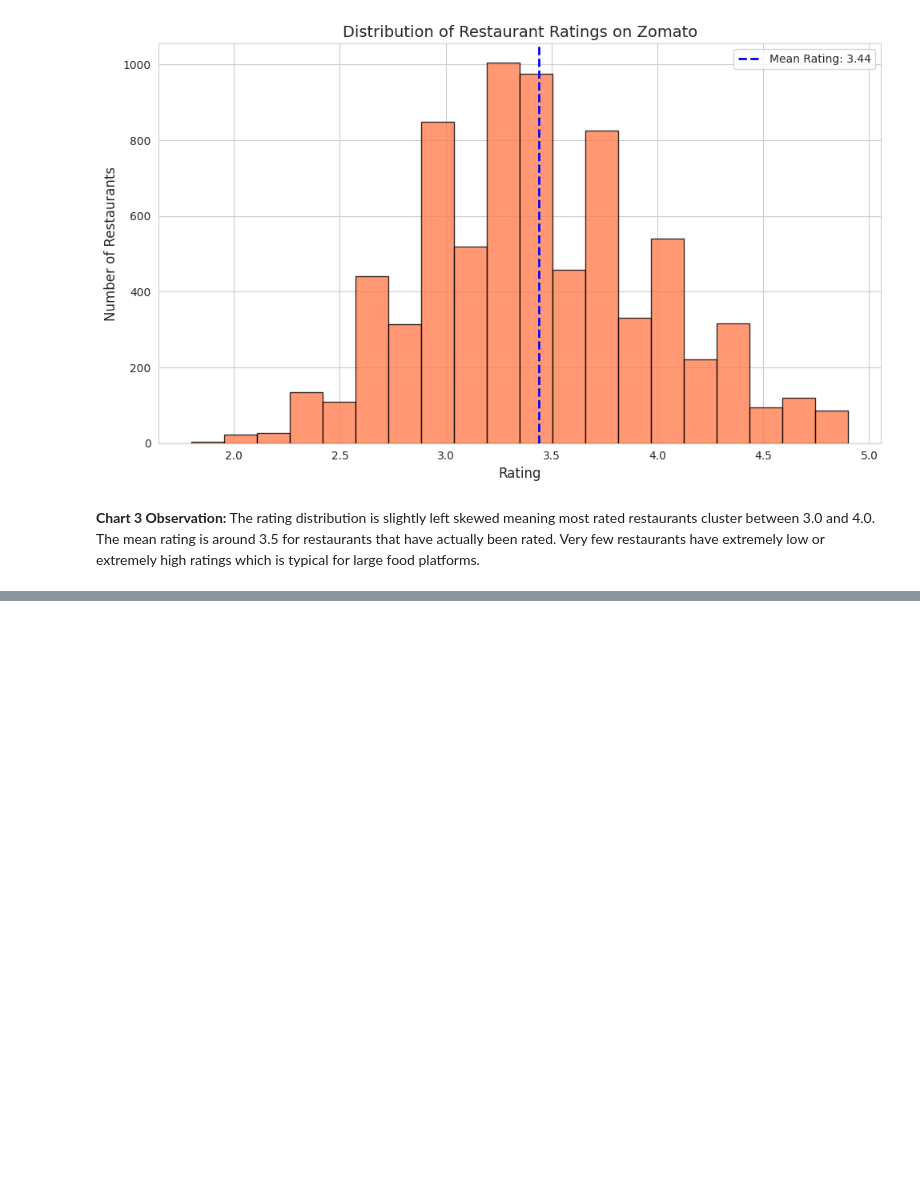
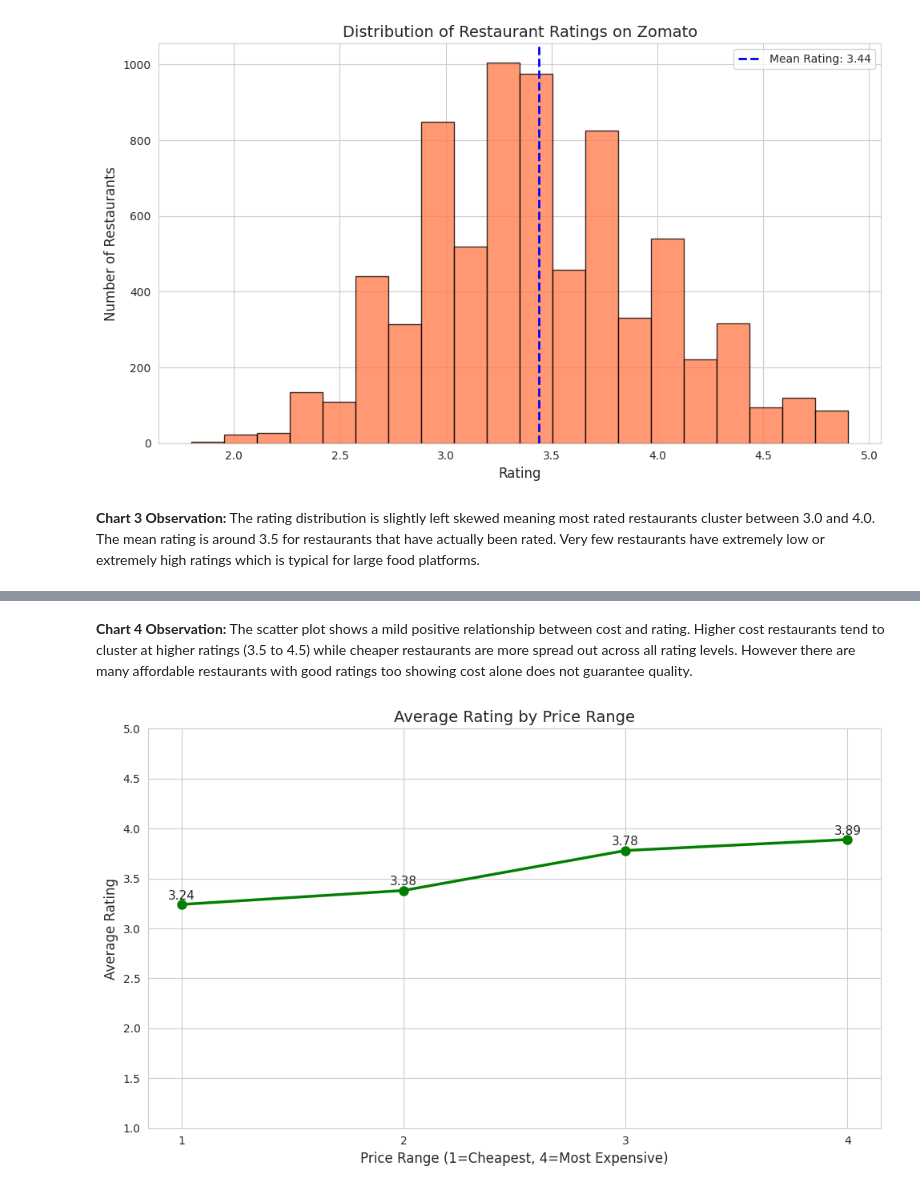
Before and after one commit to chandanar8126/zomato-eda-pluto-academy, a Jupyter notebook: Zomato_EDA_PlutoAcademy.ipynb, the cells around one changed output, grey strips where cells are left out. Cells and saved outputs as stored; diff of their text form; code cells hidden in the pictures; blank space fills up the shorter version.

```diff
--- a/Zomato_EDA_PlutoAcademy.ipynb
+++ b/Zomato_EDA_PlutoAcademy.ipynb
@@ -465,0 +485,31 @@ which is typical for large food platforms.
+# %% [markdown]
+**Chart 4 Observation:** The scatter plot shows a mild positive
+relationship between cost and rating. Higher cost restaurants tend
+to cluster at higher ratings (3.5 to 4.5) while cheaper restaurants
+are more spread out across all rating levels. However there are many
+affordable restaurants with good ratings too showing cost alone does
+not guarantee quality.
+# %%
+# Chart 5 - Line Chart
+# Average rating across price ranges
+
+price_rating = df[df['rating'] > 0].groupby('price_range')['rating'].mean().round(2)
+
+plt.figure(figsize=(10, 6))
+plt.plot(price_rating.index, price_rating.values,
+         marker='o', color='green',
+         linewidth=2.5, markersize=8)
+
+# adding value labels on each point
+for x, y in zip(price_rating.index, price_rating.values):
+    plt.text(x, y + 0.05, str(y), ha='center', fontsize=11)
+
+plt.title('Average Rating by Price Range', fontsize=14)
+plt.xlabel('Price Range (1=Cheapest, 4=Most Expensive)', fontsize=12)
+plt.ylabel('Average Rating', fontsize=12)
+plt.xticks([1, 2, 3, 4])
+plt.ylim(1, 5)
+plt.tight_layout()
+plt.show()
+# %% [output]
+[figure, added]
```
Also changed, not shown: parts of 6 cells of this notebook.
